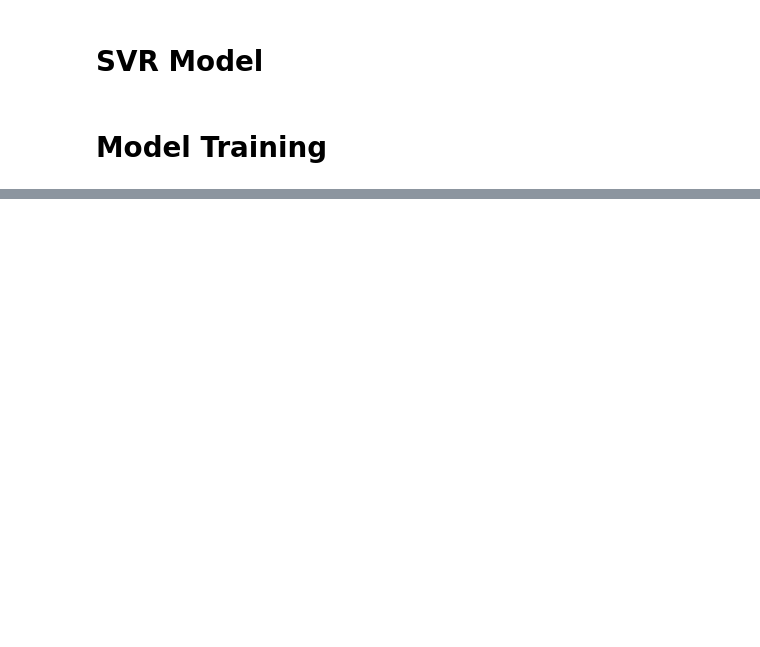
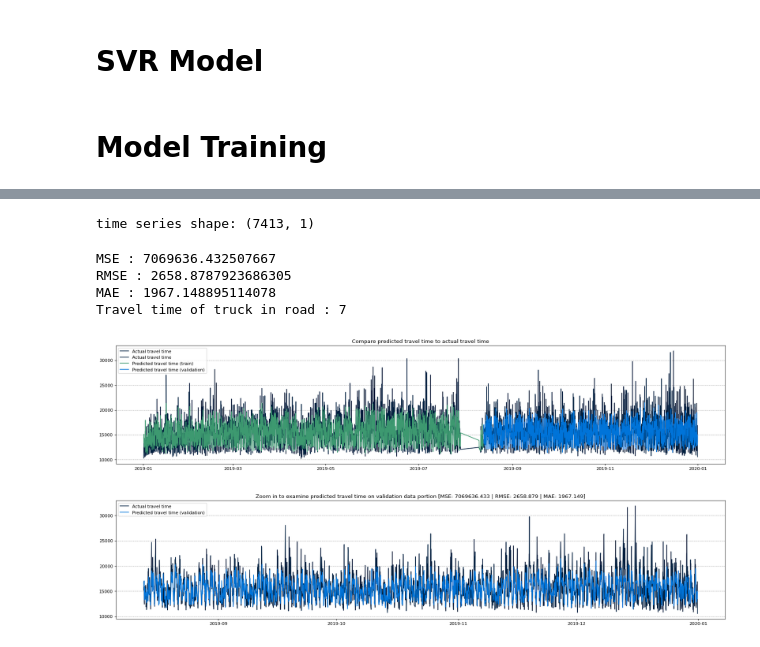
Before and after one commit to Travel-Time-Prediction/explore-gps-log-data, a Jupyter notebook: models/svr/SVR_forecasting.ipynb, the cells around one changed output, grey strips where cells are left out. Saved outputs shown, nothing was run; the diff lists cells and outputs as text; code cells hidden in the pictures; blank space fills up the shorter version.

```diff
--- a/models/svr/SVR_forecasting.ipynb
+++ b/models/svr/SVR_forecasting.ipynb
@@ -251,0 +308,10 @@ MAE : 1879.1455362994575
+# %%
+predictTime(filepath_road7)
+# %% [output]
+time series shape: (7413, 1)
+MSE : 7069636.432507667
+RMSE : 2658.8787923686305
+MAE : 1967.148895114078
+Travel time of truck in road : 7
+[figure, added]
+[figure, added]
```
Also changed, not shown: parts of 21 cells of this notebook.
